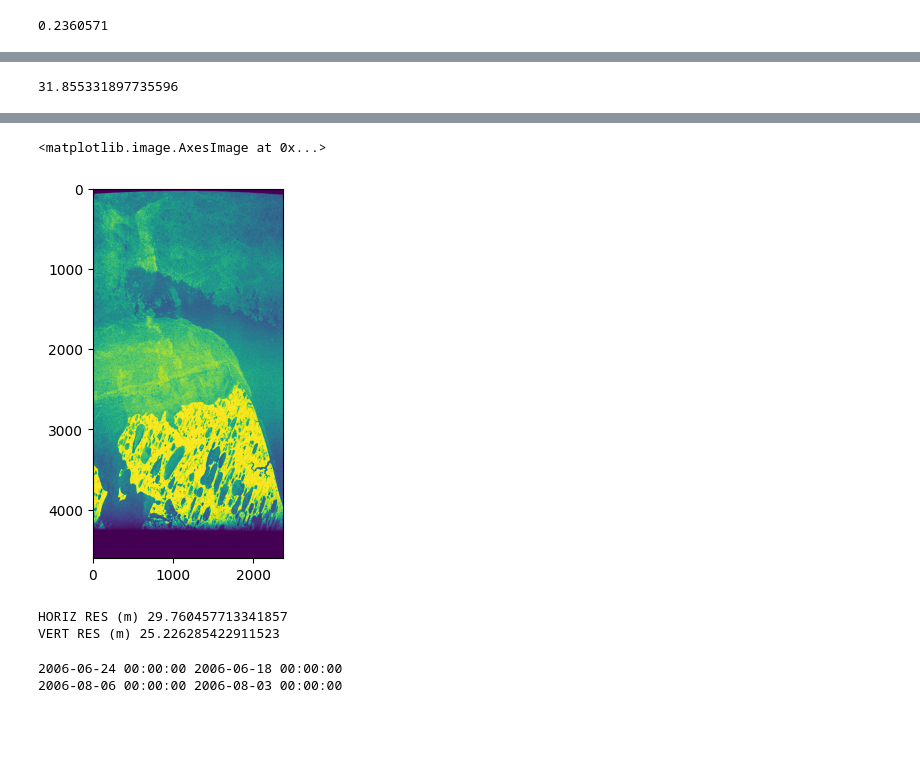
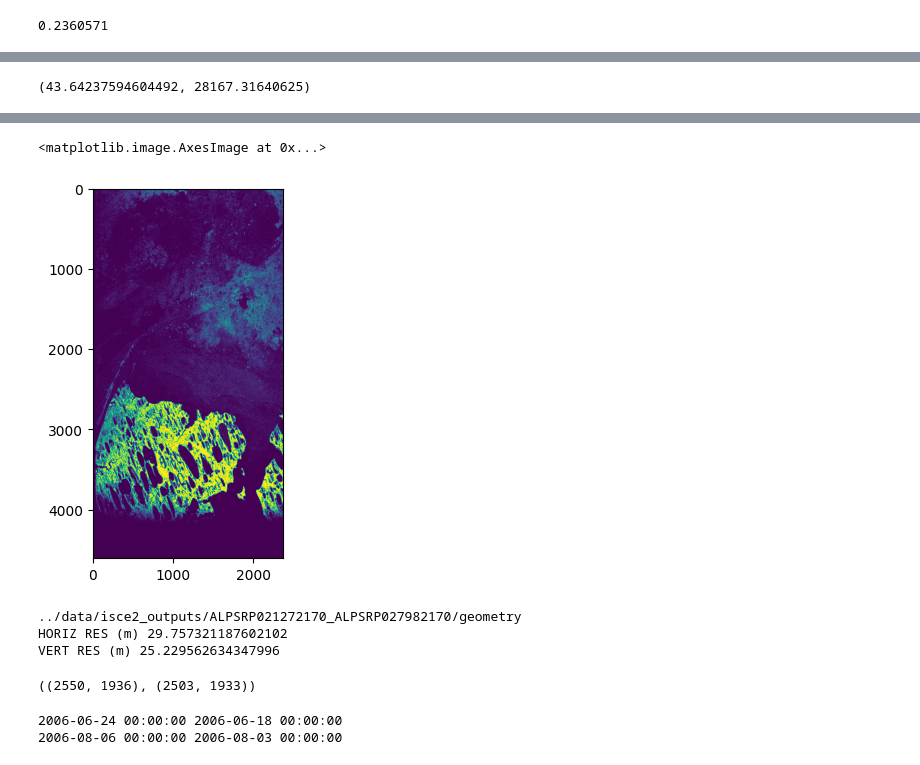
Before and after one commit to jmathur25/permafrost-prediction, a Jupyter notebook: src/py/explore/explore.ipynb, the cells around one changed output, grey strips where cells are left out. Drawn from its saved outputs; the diff is of its cells as text; code cells hidden in the pictures; blank space fills up the shorter version.

```diff
--- a/src/py/explore/explore.ipynb
+++ b/src/py/explore/explore.ipynb
@@ -47,11 +48,10 @@ mag.shape, np.max(mag)
 # %%
-top = np.percentile(mag, 75)
-top
+np.percentile(mag, 75), np.percentile(mag, 100)
 # %% [output]
-31.855331897735596
+(43.64237594604492, 28167.31640625)
 # %%
-mag_clip = np.clip(mag, 0.0, top)
+mag_clip = np.clip(mag, 43, 100)
 # %%
 %%time
-plt.imshow(mag_clip)
+plt.imshow(np.fliplr(mag_clip))
 # %% [output]
@@ -60,5 +60,5 @@ Wall time: 20.2 ms
 <matplotlib.image.AxesImage at 0x...>
-[figure, old version]
+[figure, new version]
 # %%
 import gdal
 import matplotlib.pyplot as plt
@@ -66,10 +66,15 @@ import sys
 sys.path.append("..")
 from methods.utils import compute_stats, load_img, LatLon
 # %%
-lat_lon = LatLon(dir)
+lat_lon = LatLon(dir / 'geometry')
 # %% [output]
-HORIZ RES (m) 29.760457713341857
-VERT RES (m) 25.226285422911523
+../data/isce2_outputs/ALPSRP021272170_ALPSRP027982170/geometry
+HORIZ RES (m) 29.757321187602102
+VERT RES (m) 25.229562634347996
+# %%
+lat_lon.find_closest_pixel(71.31072, -156.5893005), lat_lon.find_closest_pixel(71.31072 + 0.01, -156.5893005 + 0.01)
+# %% [output]
+((2550, 1936), (2503, 1933))
 # %%
 import pandas as pd
 df_calm = pd.read_csv("/permafrost-prediction/src/py/data/calm/data/u1/data.csv", parse_dates=['date'])
```
Also changed, not shown: parts of 4 cells of this notebook, 2 other files.
